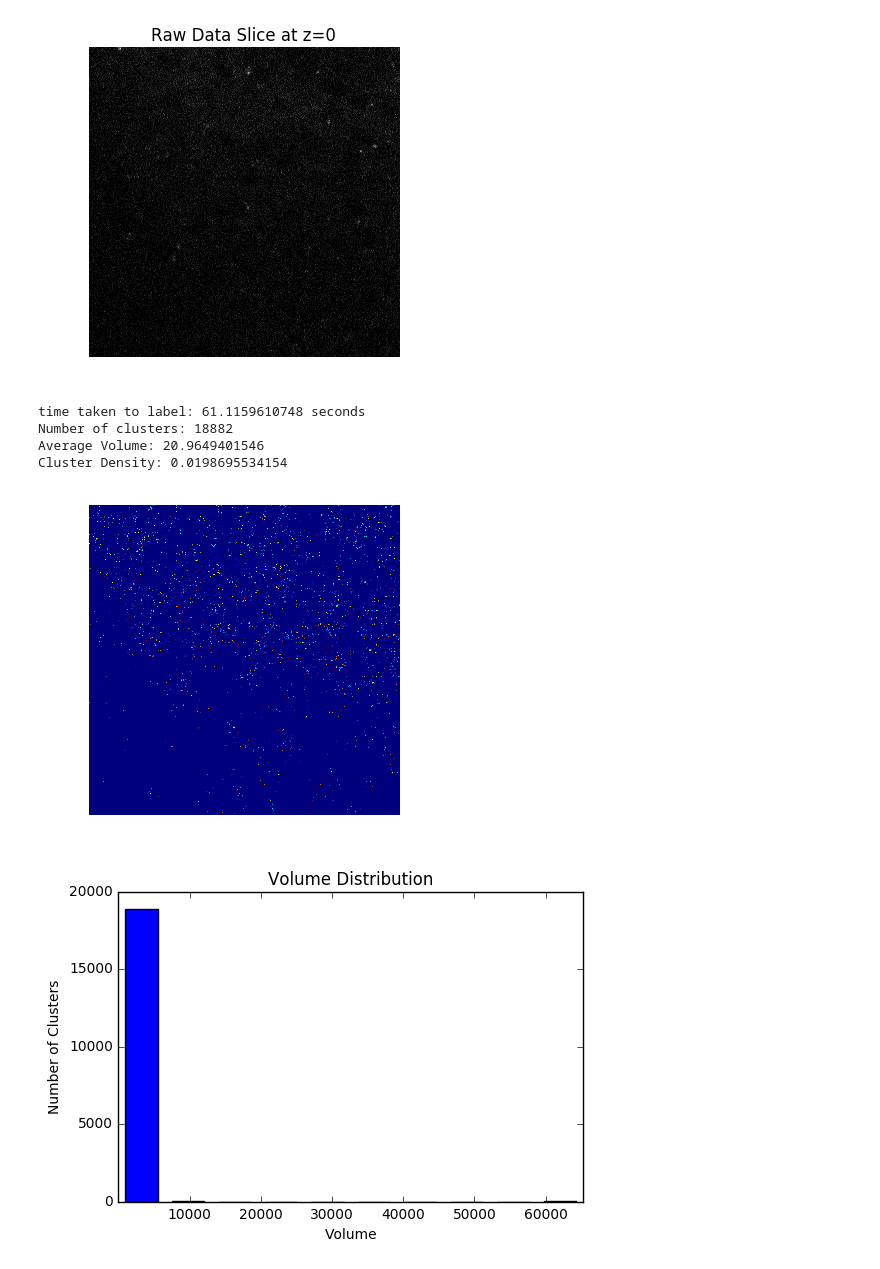
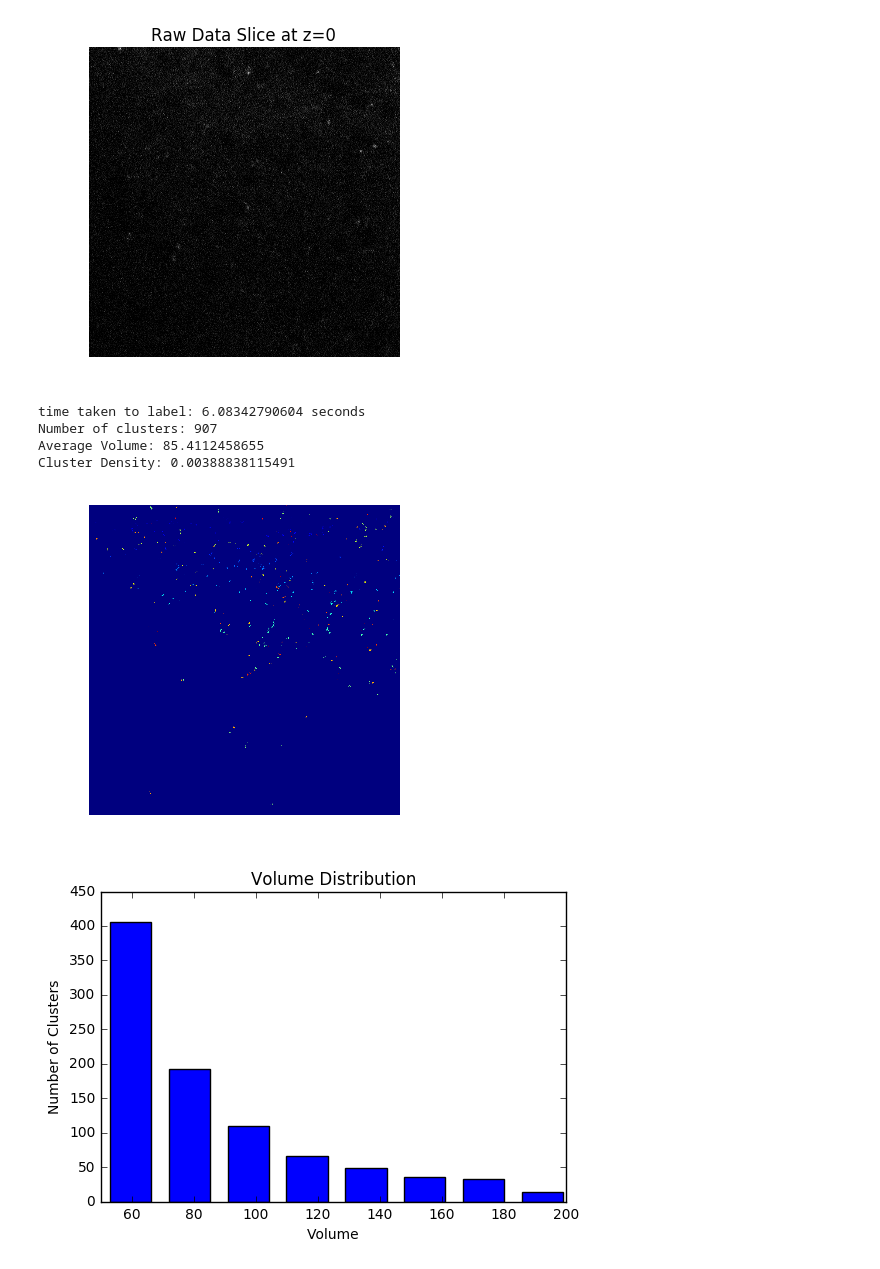
Before and after one commit to NeuroDataDesign/pan-synapse, a Jupyter notebook: background/Cluster_Thresh_Algorithms.md.ipynb, the cells around one changed output. Cells and saved outputs as stored; diff of their text form; code cells hidden in the pictures.

Commit message:
adjusted clusterAnalysis to accurately reflect volume distribution

```diff
--- a/background/Cluster_Thresh_Algorithms.md.ipynb
+++ b/background/Cluster_Thresh_Algorithms.md.ipynb
@@ -115,7 +115,7 @@ def clusterAnalysis(rawData, lowerFence = 0, upperFence = 250, sliceVis=5, bins=
     plt.imshow(displayIm[sliceVis])
     plt.axis('off')
     plt.show()
-    mv.generateVoxHist(volumeList, figName='Volume Distribution', bins=bins, axisStart=np.min(volumeList), axisEnd=np.max(volumeList), xTitle='Volume', yTitle="Number of Clusters")
+    mv.generateVoxHist(volumeList, figName='Volume Distribution', bins=bins, axisStart=lowerFence, axisEnd=upperFence, xTitle='Volume', yTitle="Number of Clusters")
 # %% [markdown]
 ## clusterThresh Conditions
 clusterThresh would work well under the conditions that the input volume contains seperable, non-overlapping, sparse clusters and that the input volume is in binary-form (i.e. the values of the background voxels are 0's and the value of the foreground voxels are all positive integers).
@@ -471,11 +471,11 @@ bianOutFull = cLib.otsuVox(plosOutFull)
 #dilate the output based on neigborhood size
 bianOutFullDil = ndimage.morphology.binary_dilation(bianOutFull).astype(int)
 # %%
-clusterAnalysis(bianOutFullDil, upperFence=200, sliceVis=3, bins=10)
+clusterAnalysis(bianOutFullDil, lowerFence=50, upperFence=200, sliceVis=3, bins=20)
 # %% [output]
-time taken to label: 61.1159610748 seconds
-Number of clusters: 18882
-Average Volume: 20.9649401546
-Cluster Density: 0.0198695534154
+time taken to label: 6.08342790604 seconds
+Number of clusters: 907
+Average Volume: 85.4112458655
+Cluster Density: 0.00388838115491
-[figure, old version]
+[figure, new version]
-[figure, old version]
+[figure, new version]
```
Also changed, not shown: 1 other file.
